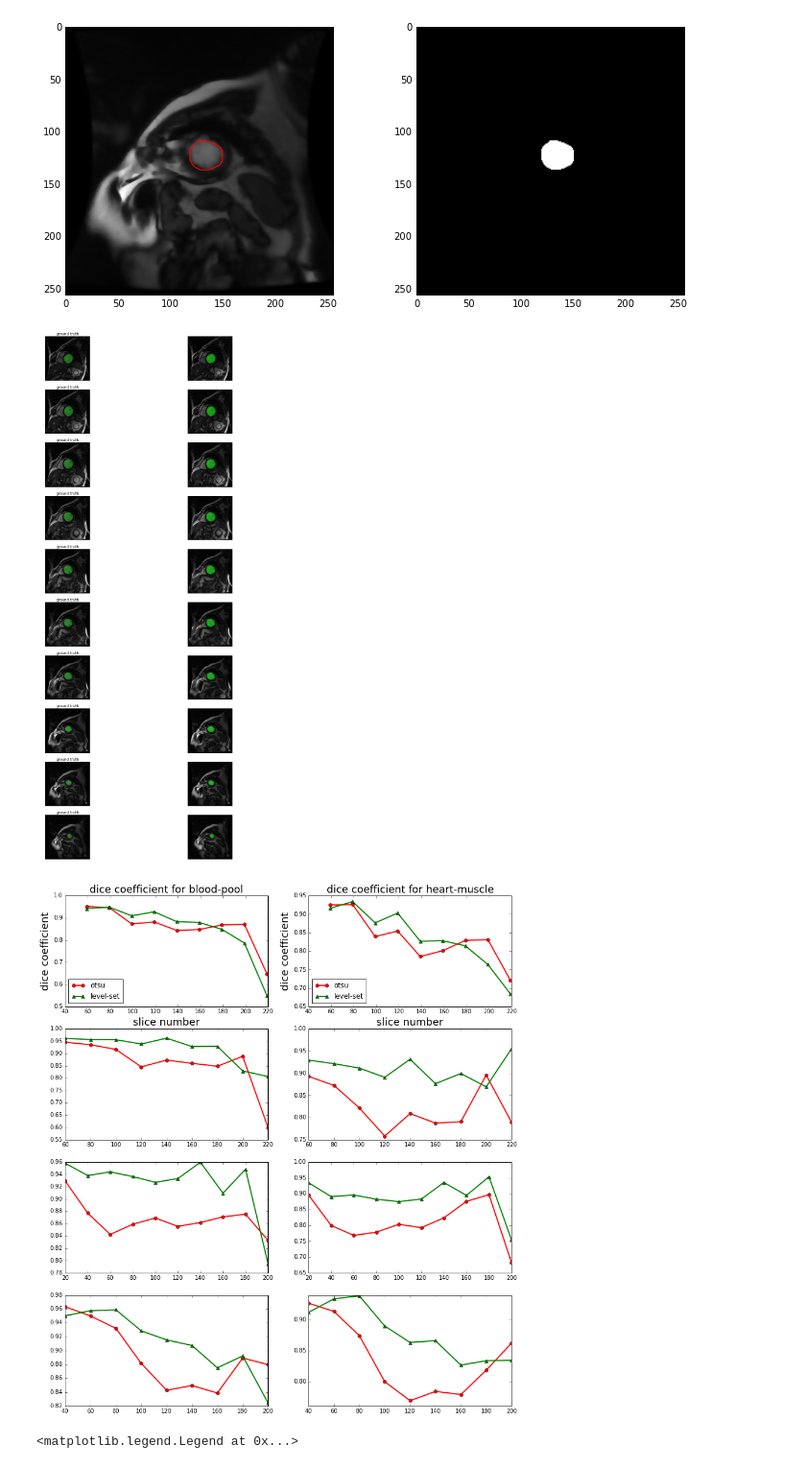
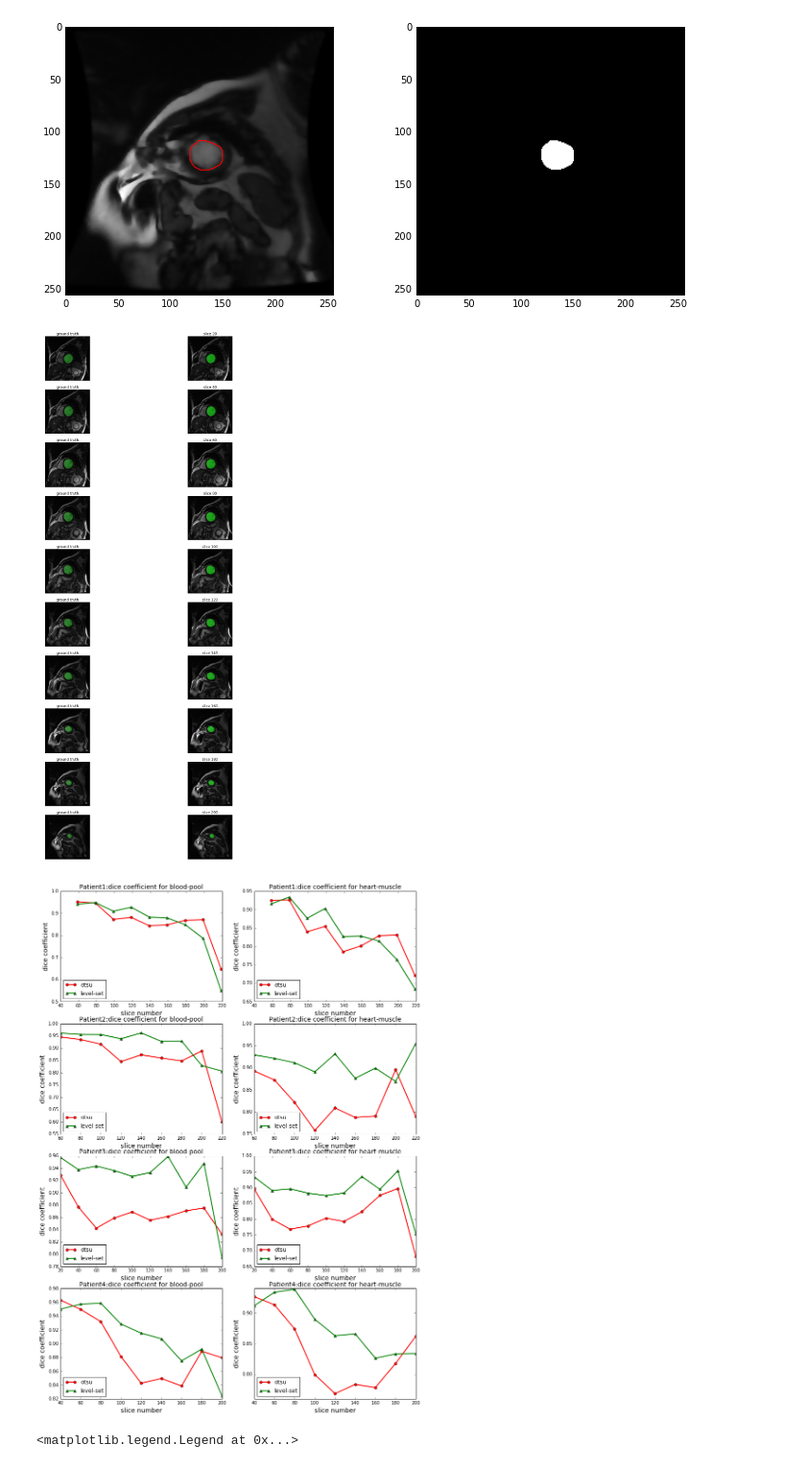
Before and after one commit to anithapk/matchDcmContour, a Jupyter notebook: segCountours.ipynb, the cells around one changed output. Shown at 96% size. Cells and saved outputs as stored; diff of their text form; code cells hidden in the pictures.

Commit message:
added titles and labels to plots

```diff
--- a/segCountours.ipynb
+++ b/segCountours.ipynb
@@ -12,7 +12,7 @@ import matplotlib.pyplot as plt
 # %%
 # Using your code from Phase 1, add the parsing of the o-contours into your pipeline.
 # set the dir paths
-baseDir = '/Users/anitha/Desktop/Arterys/final_data'
+baseDir = '/Users/anitha/Desktop/****/final_data'
 try:
     ipDir = np.genfromtxt(os.path.join(baseDir,'link.csv'), delimiter=',', usecols=(0,1), dtype=str,skip_header=True)
 except IOError:
@@ -67,6 +67,7 @@ from scipy import ndimage
 
 diceCoeffWall = []
 diceCoeffVen = []
+voxInt=[]
 plt.figure(figsize=(16,32))
 for ind in range(len(ipDir)-1):
     curDcmDir = os.path.join(baseDir,'dicoms/'+ipDir[ind][0])
@@ -120,16 +121,19 @@ for ind in range(len(ipDir)-1):
             fusedImg[oInd]=(0.7*imgRGB[oInd] + 0.3*wallMask[oInd] + 0.3*bloodMask[oInd]).astype('uint8')
             plt.subplot(10,2,n); plt.imshow(fusedImg); plt.axis('off')
             plt.subplot(10,2,n); plt.plot(x_coord,y_coord,'-y',linewidth=2)
+            plt.title("slice "+str(matchFnames[i][0]))
             n=n+1
 
             iInd = np.where(iMask==1)
             ax = plt.subplot(10,2,n)
-            nPix,bins,patches = plt.hist(curImg['pixel_data'][iInd],bins=50,alpha=0.5,facecolor='cyan',label='i_cont')
+            nPix,bins,patches = plt.hist(curImg['pixel_data'][iInd],bins=50,alpha=0.5,facecolor='cyan',label='blood-pool')
             thickInd = np.where(thickMask==1)
-            nPix,bins,patches = plt.hist(curImg['pixel_data'][thickInd],bins=50,alpha=0.5,facecolor='magenta',label='thick_cont')
+            nPix,bins,patches = plt.hist(curImg['pixel_data'][thickInd],bins=50,alpha=0.5,facecolor='magenta',label='heart-muscle')
+            plt.xlabel("pixel intensity"); plt.ylabel("number of pixels")
             ax.axvline(x=thresh, color='r', linestyle='dashed', linewidth=1)
             if (n==2): plt.legend(loc=0)
             n = n+1
+            voxInt.extend(imgVec)
     diceCoeffWall.append(curDiceWall)
     diceCoeffVen.append(curDiceVen)
 # %% [output]
@@ -263,35 +268,34 @@ for ind in range(len(ipDir)-1):
             lvlMask = np.dstack((lvl,lvltmp,lvl)).astype('uint8')
             fusedImg0[lvlInd]=(0.7*imgRGB[lvlInd] + 0.3*lvlMask[lvlInd]).astype('uint8')
             plt.subplot(10,2,n); plt.imshow(fusedImg0); plt.axis('off')
+            plt.title("slice "+str(matchFnames[i][0]))
             n = n+1
 
     diceCoeffWallLS.append(curDiceWall)
     diceCoeffVenLS.append(curDiceVen)
 # %% [output]
-[figure, old version]
+[figure, new version]
 # %%
-plt.figure(figsize=(14,16))
+plt.figure(figsize=(14,20))
 n=1
 for i in range(4):
     plt.subplot(4,2,n)
     plt.plot(diceCoeffVen[i][:,0],diceCoeffVen[i][:,1],'-or',label='otsu',linewidth=2)
     plt.plot(diceCoeffVenLS[i][:,0],diceCoeffVenLS[i][:,1],'-^g',label='level-set',linewidth=2)
-    if i==0:
-        plt.xlabel('slice number',fontsize = 18); plt.ylabel('dice coefficient',fontsize = 18)
-        plt.title("dice coefficient for blood-pool",fontsize = 18)
-        plt.legend(loc=3)
+    plt.xlabel('slice number',fontsize = 14); plt.ylabel('dice coefficient',fontsize = 14)
+    plt.title("Patient"+str(i+1)+":dice coefficient for blood-pool",fontsize = 14)
+    plt.legend(loc=3)
     n= n+1
 
     plt.subplot(4,2,n)
     plt.plot(diceCoeffWall[i][:,0],diceCoeffWall[i][:,1],'-or',label='otsu',linewidth=2)
     plt.plot(diceCoeffWallLS[i][:,0],diceCoeffWallLS[i][:,1],'-^g',label='level-set',linewidth=2)
-    if (i==0):
-        plt.xlabel('slice number',fontsize = 18); plt.ylabel('dice coefficient',fontsize = 18)
-        plt.title("dice coefficient for heart-muscle",fontsize = 18)
-        plt.legend(loc=3)
+    plt.xlabel('slice number',fontsize = 14); plt.ylabel('dice coefficient',fontsize = 14)
+    plt.title("Patient"+str(i+1)+":dice coefficient for heart-muscle",fontsize = 14)
+    plt.legend(loc=3)
     n = n+1
 # %% [output]
-[figure, old version]
+[figure, new version]
 # %%
 plt.figure(figsize=(12,4))
 plt.subplot(121);plt.plot(range(4),[np.mean(diceCoeffVen[i][:,1]) for i in range(4)],'-*r',label="otsu",linewidth=2)
```
Also changed, not shown: parts of 4 cells of this notebook, 1 other file.
